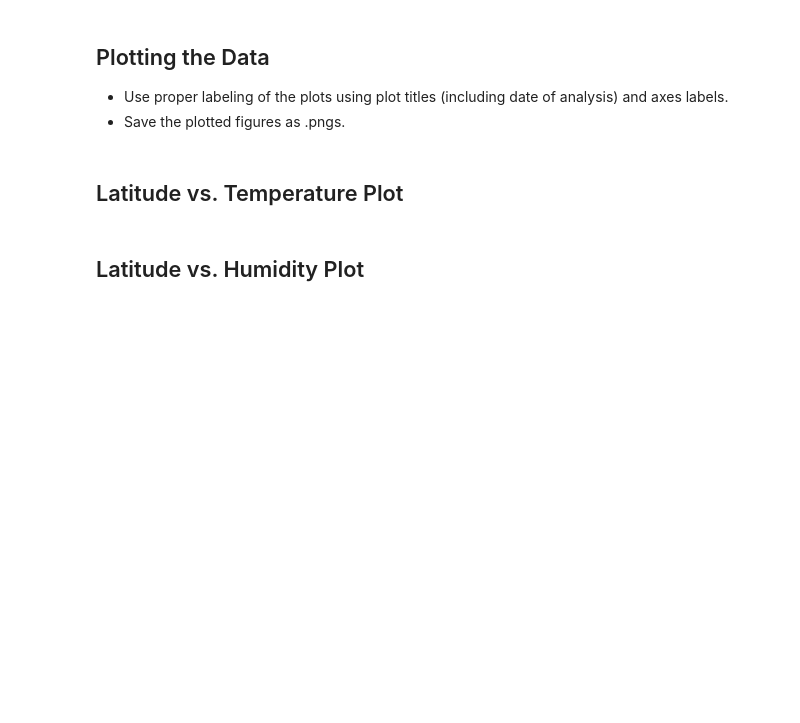
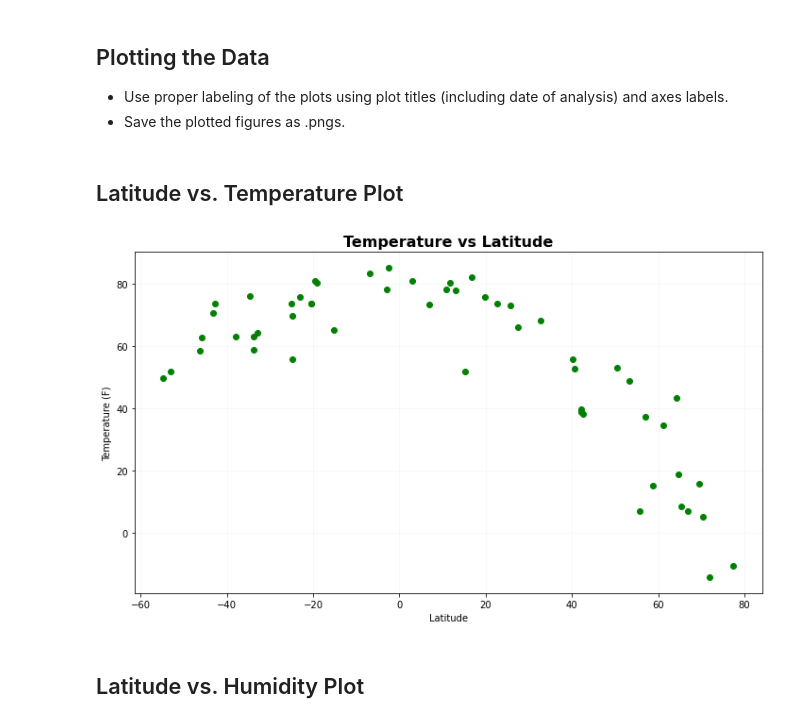
Before and after one commit to bekhemhorne/SMU_HOMEWORK09, a Jupyter notebook: 06-Python-APIs/Submissions/starter_code/WeatherPy-BH.ipynb, the cells around one changed output. Saved outputs shown, nothing was run; the diff lists cells and outputs as text; code cells hidden in the pictures; blank space fills up the shorter version.

```diff
--- a/06-Python-APIs/Submissions/starter_code/WeatherPy-BH.ipynb
+++ b/06-Python-APIs/Submissions/starter_code/WeatherPy-BH.ipynb
@@ -303,3 +323,6 @@ Skip this step if there are no cities that have humidity > 100%.
 # %%
 # Make a new DataFrame equal to the city data to drop all humidity outliers by index.
 # Passing "inplace=False" will make a copy of the city_data DataFrame, which we call "clean_city_data".
+mask = wdf.Humidity <= 100
+df2 = wdf.loc[mask].dropna().reset_index(drop=True)
+df2
@@ -309,5 +370,22 @@ Skip this step if there are no cities that have humidity > 100%.
 * Save the plotted figures as .pngs.
 # %% [markdown]
 ## Latitude vs. Temperature Plot
+# %%
+#Scatter plot
+plt.figure(figsize=(10,6))
+
+plt.scatter(df2.Latitude, df2.Temperature, color="Green")
+
+plt.title("Temperature vs Latitude", fontweight="bold", fontsize=16)
+plt.xlabel("Latitude")
+plt.ylabel("Temperature (F)")
+
+plt.grid(axis="both", alpha=0.1)
+
+plt.tight_layout()
+plt.savefig("tempvlat.png")
+plt.show()
+# %% [output]
+[figure, added]
 # %% [markdown]
 ## Latitude vs. Humidity Plot
```
Also changed, not shown: parts of 24 cells of this notebook, 12 other files.
